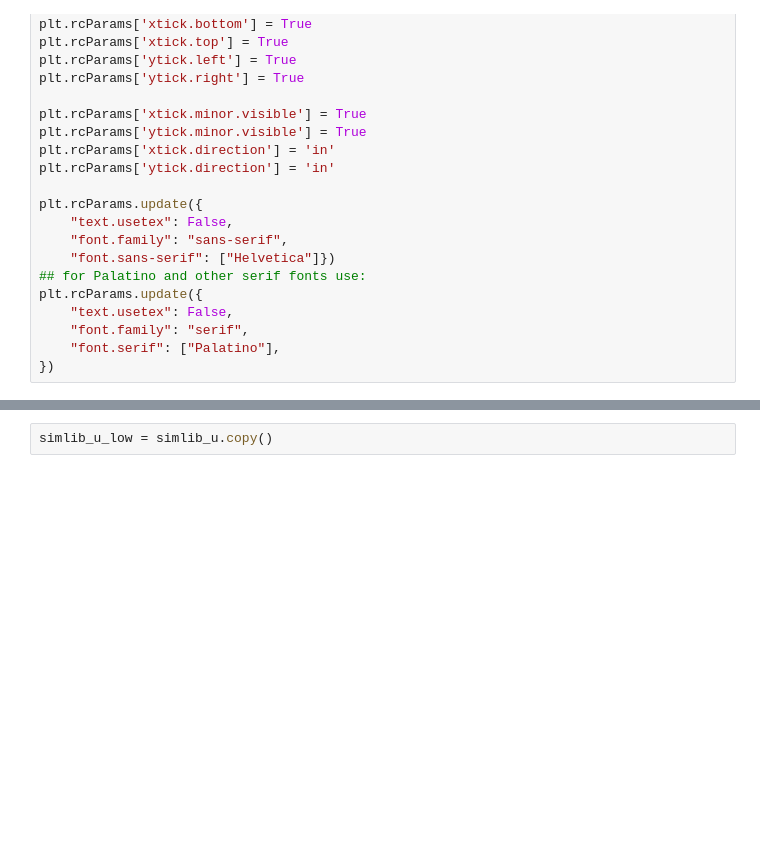
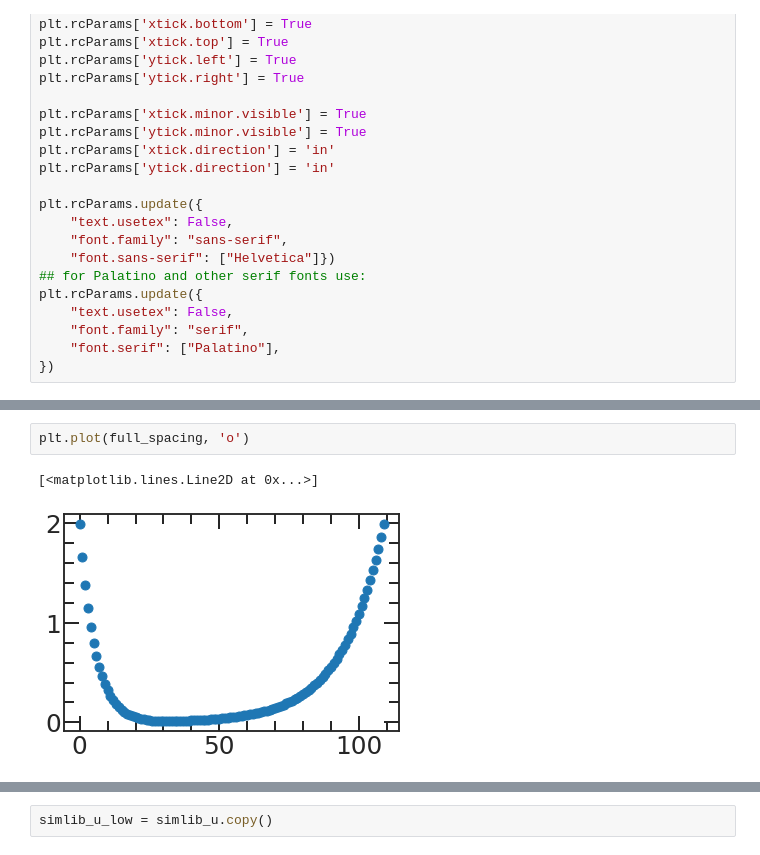
Before and after one commit to LSSTDESC/transient-host-sims, a Jupyter notebook: notebooks/make_new_simlib.ipynb, the cells around one changed output, grey strips where cells are left out. Saved outputs shown, nothing was run; the diff lists cells and outputs as text; blank space fills up the shorter version.

```diff
--- a/notebooks/make_new_simlib.ipynb
+++ b/notebooks/make_new_simlib.ipynb
@@ -40 +49,6 @@ plt.rcParams.update({
+# %%
+plt.plot(full_spacing, 'o')
+# %% [output]
+[<matplotlib.lines.Line2D at 0x...>]
+[figure, added]
 # %%
```
Also changed, not shown: parts of 11 cells of this notebook, 7 other files.
